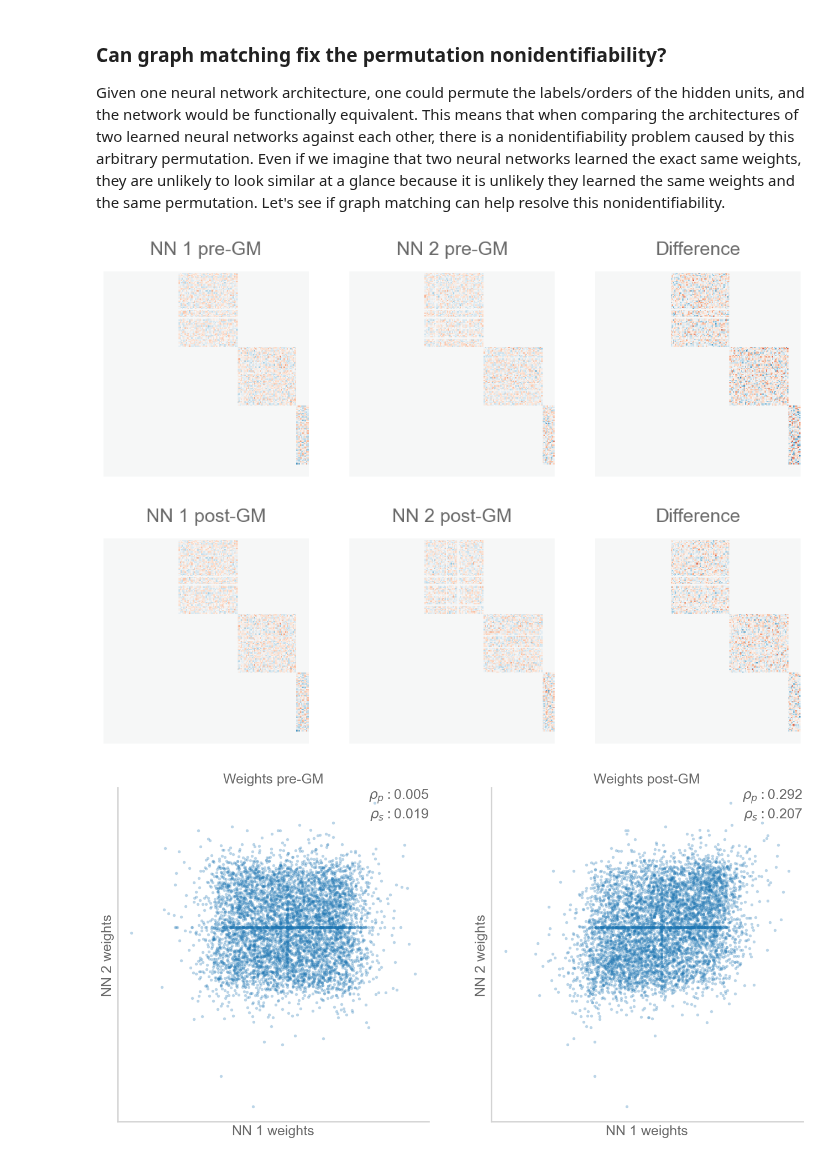
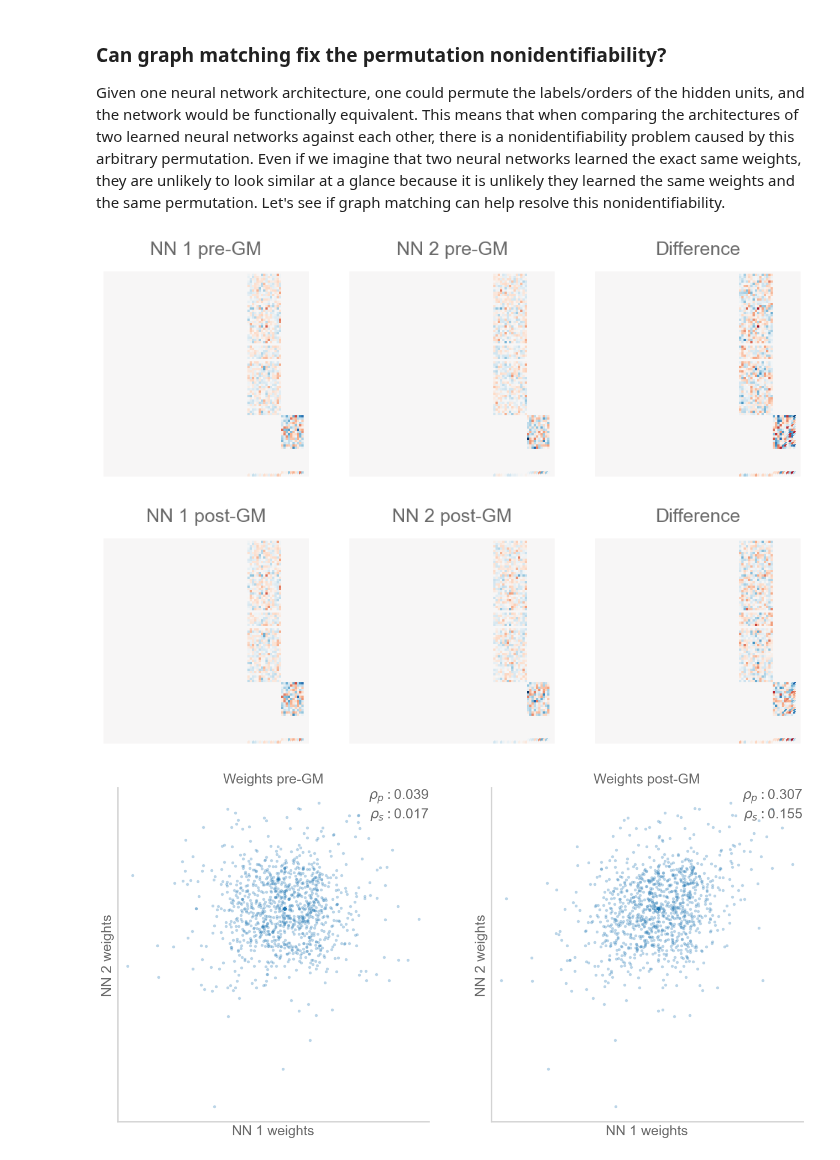
Before and after one commit to neurodata/notebooks, a Jupyter notebook: _notebooks/2020-10-05-nn-distributions.ipynb, the cells around one changed output. Drawn from its saved outputs; the diff is of its cells as text; code cells hidden in the pictures.

```diff
--- a/_notebooks/2020-10-05-nn-distributions.ipynb
+++ b/_notebooks/2020-10-05-nn-distributions.ipynb
@@ -90,6 +93,9 @@ plt.show()
 ### Training multiple NNs on the same task
 # %%
 # collapse
+
+hidden_layer_sizes = (15,)
+
 n_samples = len(digits.images)
 data = digits.images.reshape((n_samples, -1))
 
@@ -97,18 +103,21 @@ n_replicates = 8
 adjs = []
 all_biases = []
 all_weights = []
+accuracies = []
+mlps = []
 for i in range(n_replicates):
     X_train, X_test, y_train, y_test = train_test_split(
         data, digits.target, test_size=0.3, shuffle=True
     )
-    mlp = MLPClassifier(hidden_layer_sizes=(50, 50))
+    mlp = MLPClassifier(hidden_layer_sizes=hidden_layer_sizes, max_iter=600)
     mlp.fit(X_train, y_train)
     y_pred = mlp.predict(X_test)
     acc = accuracy_score(y_test, y_pred)
     weights_by_layer = mlp.coefs_
     all_biases.append(mlp.intercepts_)
     all_weights.append(mlp.coefs_)
-
+    accuracies.append(acc)
+    mlps.append(mlp)
     print(f"Test accuracy score for NN {i+1}: {acc}")
 
     n_nodes = 0
@@ -116,6 +125,7 @@ for i in range(n_replicates):
         n_source, n_target = weights.shape
         n_nodes += n_source
     n_nodes += n_target
+    n_nodes += len(hidden_layer_sizes) + 1
     adj = np.zeros((n_nodes, n_nodes))
 
     n_nodes_visited = 0
@@ -125,7 +135,11 @@ for i in range(n_replicates):
             n_nodes_visited : n_nodes_visited + n_source,
             n_nodes_visited + n_source : n_nodes_visited + n_source + n_target,
         ] = weights
+        adj[
+            -i - 1, n_nodes_visited + n_source : n_nodes_visited + n_source + n_target
+        ] = mlp.intercepts_[i]
         n_nodes_visited += n_source
+
     adjs.append(adj)
 
 
@@ -253,7 +268,12 @@ heatmap(adjs[1], ax=axs[1], title="NN 2 pre-GM", **heatmap_kws)
 heatmap(adjs[0] - adjs[1], ax=axs[2], title="Difference", **heatmap_kws)
 stashfig("pre-gm-adjs")
 
-seeds = np.concatenate((np.arange(data.shape[1]), np.arange(len(adj) - 10, len(adj))))
+seeds = np.concatenate(
+    (
+        np.arange(data.shape[1]),
+        np.arange(len(adj) - 10 - len(hidden_layer_sizes) - 1, len(adj)),
+    )
+)
 
 gm = GraphMatch(n_init=20, init_method="barycenter")
 gm.fit(adjs[0], adjs[1], seeds_A=seeds, seeds_B=seeds)
@@ -264,33 +284,35 @@ fig, axs = plt.subplots(1, 3, figsize=(12, 4))
 heatmap(adjs[0], ax=axs[0], title="NN 1 post-GM", **heatmap_kws)
 heatmap(adj_1_matched, ax=axs[1], title="NN 2 post-GM", **heatmap_kws)
 heatmap(adjs[0] - adj_1_matched, ax=axs[2], title="Difference", **heatmap_kws)
 stashfig("post-gm-adjs")
 
 fig, axs = plt.subplots(1, 2, figsize=(16, 8))
 ax = axs[0]
 sns.scatterplot(adjs[0].ravel(), adjs[1].ravel(), ax=ax, alpha=0.3, linewidth=0, s=15)
 corrplot(adjs[0].ravel(), adjs[1].ravel(), ax=ax, fontsize="medium")
 ax.set(
     title="Weights pre-GM",
     xticks=[],
     yticks=[],
     xlabel="NN 1 weights",
     ylabel="NN 2 weights",
 )
+ax.axis("equal")
 ax = axs[1]
 sns.scatterplot(
     adjs[0].ravel(), adj_1_matched.ravel(), ax=ax, alpha=0.3, linewidth=0, s=15
 )
 corrplot(adjs[0].ravel(), adj_1_matched.ravel(), ax=ax, fontsize="medium")
 ax.set(
     title="Weights post-GM",
     xticks=[],
     yticks=[],
     xlabel="NN 1 weights",
     ylabel="NN 2 weights",
 )
+ax.axis("equal")
 stashfig("pre-post-weights-gm")
 # %% [output]
-[figure, old version]
+[figure, new version]
-[figure, old version]
+[figure, new version]
-[figure, old version]
+[figure, new version]
```
Also changed, not shown: parts of 19 cells of this notebook.
